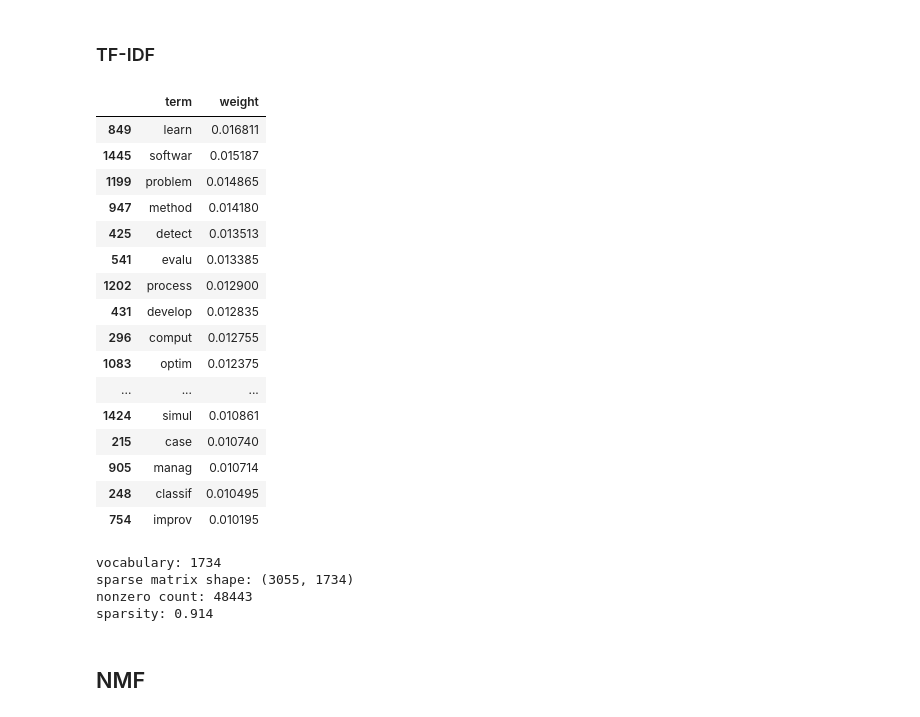
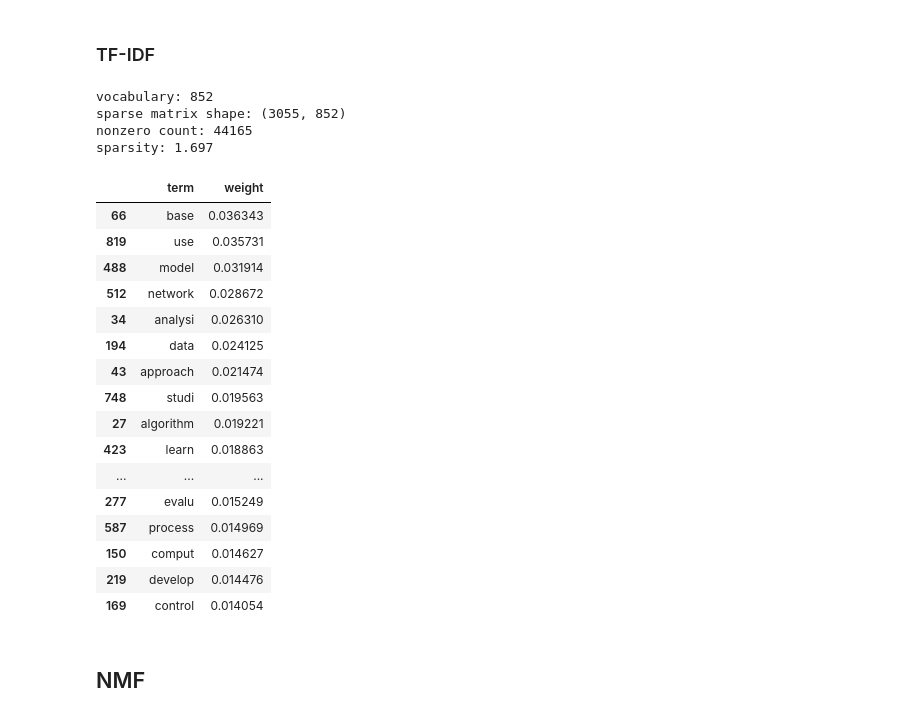
Before and after one commit to ufsj-labPi/cluwords-lattes, a Jupyter notebook: tfidf.ipynb, the cells around one changed output. Cells and saved outputs as stored; diff of their text form; code cells hidden in the pictures.

```diff
--- a/tfidf.ipynb
+++ b/tfidf.ipynb
@@ -16,8 +26,12 @@ SELECT_YEAR = 2017
 ### Data Read
 # %%
 
-data_file = '{}/{}/preprocess.csv.xz'.format(DATA_PATH, SELECT_YEAR)
-df = pd.read_csv(data_file, header=None, compression='xz')
+data_file = '{}/{}lattesPre.txt'.format(DATA_PATH, SELECT_YEAR)
+col_names=['docs']
+df = pd.read_csv(data_file, header=None, names=col_names)
 print('{} docs shape'.format(df.shape))
 # %% [output]
 (3055, 1) docs shape
+# %%
+df['w_count'] = df['docs'].str.split().str.len()
+df['w_count'].describe()
@@ -24,40 +194,42 @@ print('{} docs shape'.format(df.shape))
 # %% [markdown]
 ### TF-IDF
 # %%
-tfidf_vectorizer = TfidfVectorizer(stop_words='english', min_df=.0025, max_df=.1, ngram_range=(1,2))
-tfidf = tfidf_vectorizer.fit_transform(df[0])
+docs = df['docs']
+
+tfidf_vectorizer = TfidfVectorizer(stop_words='english', min_df=.005, max_df=.85, ngram_range=(1,2))
+tfidf = tfidf_vectorizer.fit_transform(docs)
+tfidf_fn = tfidf_vectorizer.get_feature_names()
+
+print('vocabulary: {}'.format(len(tfidf_vectorizer.vocabulary_)))
+print('sparse matrix shape: {}'.format(tfidf.shape))
+print('nonzero count: {}'.format(tfidf.nnz))
+print('sparsity: {:.3f}'.format(100.0 * tfidf.nnz / (tfidf.shape[0] * tfidf.shape[1])))
 
 weights = np.asarray(tfidf.mean(axis=0)).ravel().tolist()
 weights_df = pd.DataFrame({'term': tfidf_vectorizer.get_feature_names(), 'weight': weights})
 weights_df.sort_values(by='weight', ascending=False).head(20)
 # %% [output]
+vocabulary: 852
+sparse matrix shape: (3055, 852)
+nonzero count: 44165
+sparsity: 1.697
 |  | term | weight |
-| 849 | learn | 0.016811 |
-| 1445 | softwar | 0.015187 |
-| 1199 | problem | 0.014865 |
-| 947 | method | 0.014180 |
-| 425 | detect | 0.013513 |
-| 541 | evalu | 0.013385 |
-| 1202 | process | 0.012900 |
-| 431 | develop | 0.012835 |
-| 296 | comput | 0.012755 |
-| 1083 | optim | 0.012375 |
+| 66 | base | 0.036343 |
+| 819 | use | 0.035731 |
+| 488 | model | 0.031914 |
+| 512 | network | 0.028672 |
+| 34 | analysi | 0.026310 |
+| 194 | data | 0.024125 |
+| 43 | approach | 0.021474 |
+| 748 | studi | 0.019563 |
+| 27 | algorithm | 0.019221 |
+| 423 | learn | 0.018863 |
 | ... | ... | ... |
-| 1424 | simul | 0.010861 |
-| 215 | case | 0.010740 |
-| 905 | manag | 0.010714 |
-| 248 | classif | 0.010495 |
-| 754 | improv | 0.010195 |
+| 277 | evalu | 0.015249 |
+| 587 | process | 0.014969 |
+| 150 | comput | 0.014627 |
+| 219 | develop | 0.014476 |
+| 169 | control | 0.014054 |
-# %%
-print('vocabulary: {}'.format(len(tfidf_vectorizer.vocabulary_)))
-print('sparse matrix shape: {}'.format(tfidf.shape))
-print('nonzero count: {}'.format(tfidf.nnz))
-print('sparsity: {:.3f}'.format(100.0 * tfidf.nnz / (tfidf.shape[0] * tfidf.shape[1])))
-# %% [output]
-vocabulary: 1734
-sparse matrix shape: (3055, 1734)
-nonzero count: 48443
-sparsity: 0.914
 # %% [markdown]
 ## NMF
 # %%
```
Also changed, not shown: parts of 15 cells of this notebook, 2 other files.
